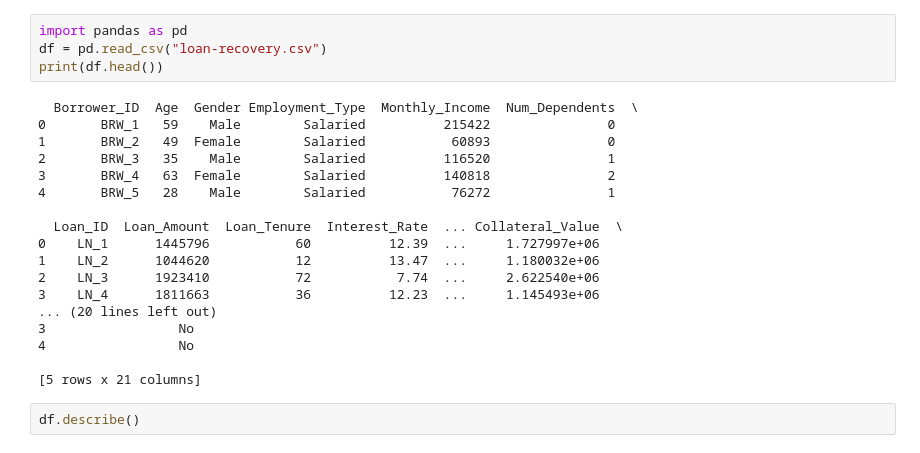
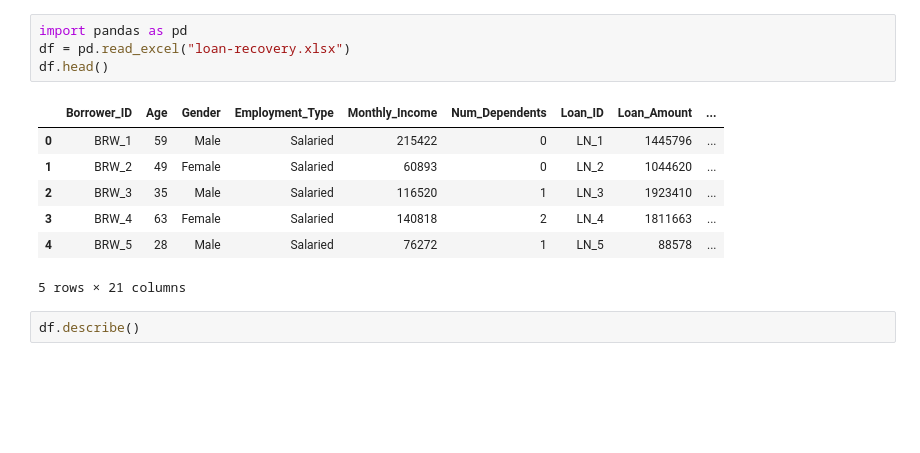
Before and after one commit to amlan0409/machine-learning-projects, a Jupyter notebook: loan recovery system/loan recovery system.ipynb, the cells around one changed output. Drawn from its saved outputs; the diff is of its cells as text; blank space fills up the shorter version.

```diff
--- a/loan recovery system/loan recovery system.ipynb
+++ b/loan recovery system/loan recovery system.ipynb
@@ -1,25 +1,15 @@
 # %%
 import pandas as pd
-df = pd.read_csv("loan-recovery.csv")
-print(df.head())
+df = pd.read_excel("loan-recovery.xlsx")
+df.head()
 # %% [output]
+|  | Borrower_ID | Age | Gender | Employment_Type | Monthly_Income | Num_Dependents | Loan_ID | Loan_Amount | ... |
+| 0 | BRW_1 | 59 | Male | Salaried | 215422 | 0 | LN_1 | 1445796 | ... |
+| 1 | BRW_2 | 49 | Female | Salaried | 60893 | 0 | LN_2 | 1044620 | ... |
+| 2 | BRW_3 | 35 | Male | Salaried | 116520 | 1 | LN_3 | 1923410 | ... |
+| 3 | BRW_4 | 63 | Female | Salaried | 140818 | 2 | LN_4 | 1811663 | ... |
+| 4 | BRW_5 | 28 | Male | Salaried | 76272 | 1 | LN_5 | 88578 | ... |
-  Borrower_ID  Age  Gender Employment_Type  Monthly_Income  Num_Dependents  \
-0       BRW_1   59    Male        Salaried          215422               0
-1       BRW_2   49  Female        Salaried           60893               0
-2       BRW_3   35    Male        Salaried          116520               1
-3       BRW_4   63  Female        Salaried          140818               2
-4       BRW_5   28    Male        Salaried           76272               1
-
-  Loan_ID  Loan_Amount  Loan_Tenure  Interest_Rate  ... Collateral_Value  \
-0    LN_1      1445796           60          12.39  ...     1.727997e+06
-1    LN_2      1044620           12          13.47  ...     1.180032e+06
-2    LN_3      1923410           72           7.74  ...     2.622540e+06
-3    LN_4      1811663           36          12.23  ...     1.145493e+06
-... (20 lines left out)
-3                 No
-4                 No
-
-[5 rows x 21 columns]
+5 rows × 21 columns
 # %%
 df.describe()
 # %% [output]
```
Also changed, not shown: parts of 3 cells of this notebook.
